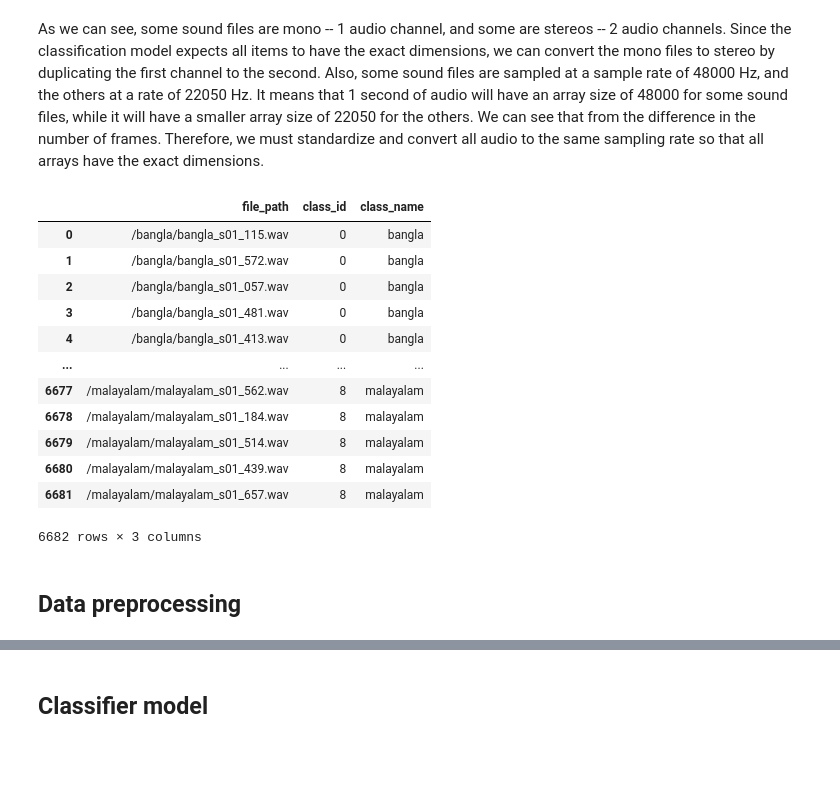
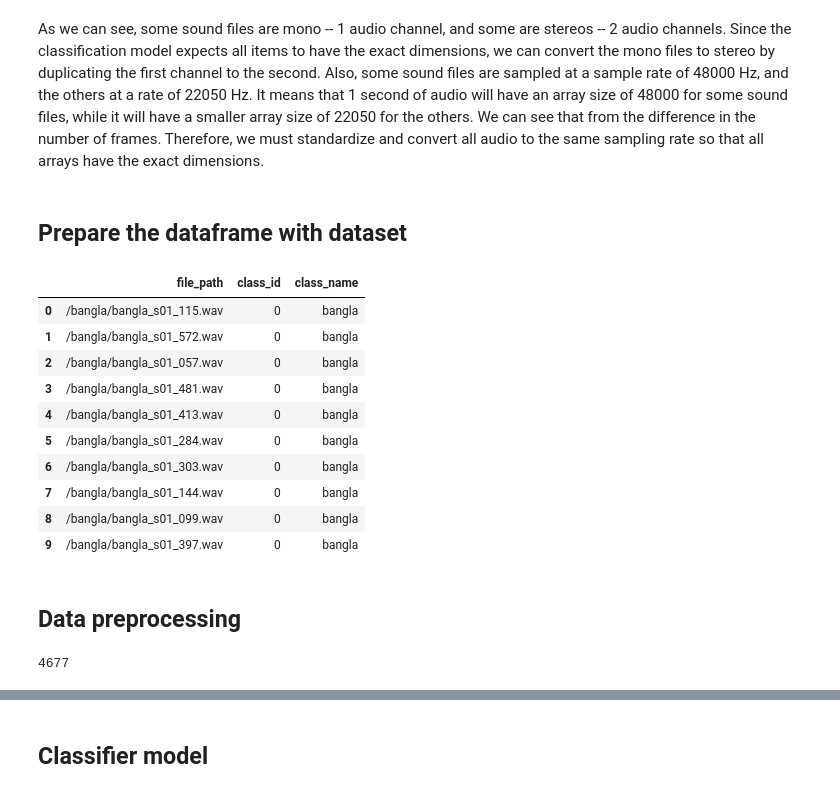
Before and after one commit to romanyshyn-natalia/english-accents-classification, a Jupyter notebook: accents_classification.ipynb, the cells around one changed output, grey strips where cells are left out. Drawn from its saved outputs; the diff is of its cells as text; code cells hidden in the pictures; blank space fills up the shorter version.

```diff
--- a/accents_classification.ipynb
+++ b/accents_classification.ipynb
@@ -22,17 +25,3 @@ source: https://towardsdatascience.com/audio-deep-learning-made-simple-part-1-st
 ## Data exploration
 # %% [markdown]
 Let's explore some meta information from one sample from each class.
-# %%
-accents_path = "./accentdb_extended/data"
-
-for i, accent_dir in enumerate(os.listdir(accents_path)):
-    dir_path = accents_path + "/" + accent_dir + "/"
-    print(accent_dir)
-    for file in os.listdir(dir_path):
-        file_path = dir_path + file
-        print(torchaudio.info(file_path))
-        x, sr = librosa.load("./accentdb_extended/data/bangla/bangla_s01_115.wav")
-        plt.figure(figsize=(14, 5))
-        librosa.display.waveplot(x, sr=sr, color="b")
-        plt.show()
-        break
@@ -58,0 +28,14 @@ AudioMetaData(sample_rate=22050, num_frames=66150, num_channels=1, bits_per_samp
+# %%
+accents_path = "./accentdb_extended/data"
+
+for i, accent_dir in enumerate(os.listdir(accents_path)):
+    dir_path = accents_path + "/" + accent_dir + "/"
+    print(accent_dir)
+    for file in os.listdir(dir_path):
+        file_path = dir_path + file
+        print(torchaudio.info(file_path))
+        x, sr = librosa.load("./accentdb_extended/data/bangla/bangla_s01_115.wav")
+        plt.figure(figsize=(10, 4))
+        librosa.display.waveplot(x, sr=sr, color="darkseagreen")
+        plt.show()
+        break
@@ -59,30 +62,30 @@ AudioMetaData(sample_rate=22050, num_frames=66150, num_channels=1, bits_per_samp
 # %% [markdown]
 As we can see, some sound files are mono -- 1 audio channel, and some are stereos -- 2 audio channels. Since the classification model expects all items to have the exact dimensions, we can convert the mono files to stereo by duplicating the first channel to the second.
 Also, some sound files are sampled at a sample rate of 48000 Hz, and the others at a rate of 22050 Hz. It means that 1 second of audio will have an array size of 48000 for some sound files, while it will have a smaller array size of 22050 for the others. We can see that from the difference in the number of frames. Therefore, we must standardize and convert all audio to the same sampling rate so that all arrays have the exact dimensions.
+# %% [markdown]
+## Prepare the dataframe with dataset
 # %%
 # create a dataframe for further usage
 rows = []
 for i, accent_dir in enumerate(os.listdir(accents_path)):
     dir_path = accents_path + "/" + accent_dir + "/"
     for file in os.listdir(dir_path):
         rows.append(["/" + accent_dir + "/" + file, i, accent_dir])
 
 df = pd.DataFrame(rows, columns=["file_path", "class_id", "class_name"])
-df
+df.head(10)
 # %% [output]
 |  | file_path | class_id | class_name |
 | 0 | /bangla/bangla_s01_115.wav | 0 | bangla |
 | 1 | /bangla/bangla_s01_572.wav | 0 | bangla |
 | 2 | /bangla/bangla_s01_057.wav | 0 | bangla |
 | 3 | /bangla/bangla_s01_481.wav | 0 | bangla |
 | 4 | /bangla/bangla_s01_413.wav | 0 | bangla |
-| ... | ... | ... | ... |
-| 6677 | /malayalam/malayalam_s01_562.wav | 8 | malayalam |
-| 6678 | /malayalam/malayalam_s01_184.wav | 8 | malayalam |
-| 6679 | /malayalam/malayalam_s01_514.wav | 8 | malayalam |
-| 6680 | /malayalam/malayalam_s01_439.wav | 8 | malayalam |
-| 6681 | /malayalam/malayalam_s01_657.wav | 8 | malayalam |
+| 5 | /bangla/bangla_s01_284.wav | 0 | bangla |
+| 6 | /bangla/bangla_s01_303.wav | 0 | bangla |
+| 7 | /bangla/bangla_s01_144.wav | 0 | bangla |
+| 8 | /bangla/bangla_s01_099.wav | 0 | bangla |
+| 9 | /bangla/bangla_s01_397.wav | 0 | bangla |
-6682 rows × 3 columns
 # %% [markdown]
 ## Data preprocessing
 # %%
@@ -117,3 +120,7 @@ val_dl = DataLoader(val_ds, batch_size=11, shuffle=False)
+# %%
+num_train
+# %% [output]
+4677
 # %%
 def plot_spectrogram(spec, title=None, ylabel="freq_bin", aspect="auto", xmax=None):
     fig, axs = plt.subplots(1, 1)
```
Also changed, not shown: parts of 11 cells of this notebook.
